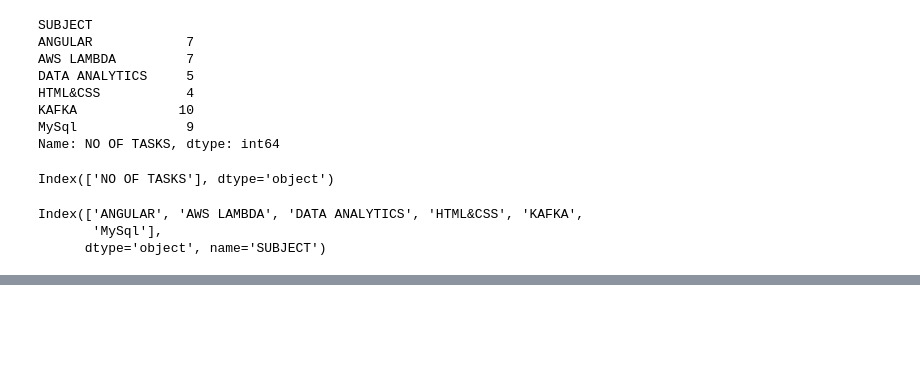
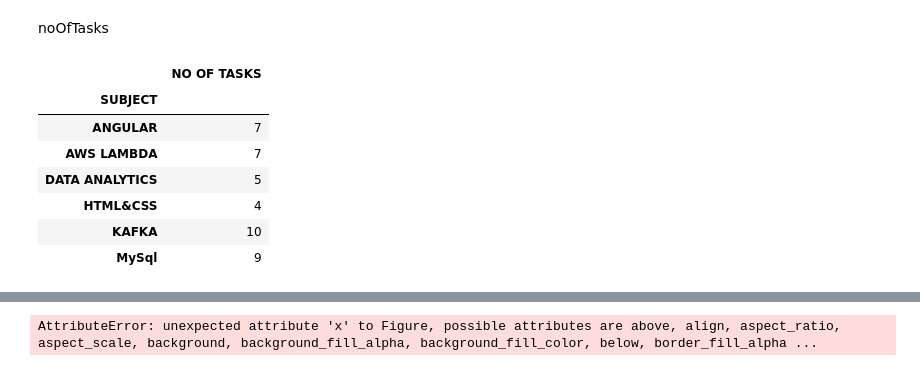
Before and after one commit to DMANTZTec/Tableau-Data-analytics, a Jupyter notebook: Data analytics with python/problems-2/plotting_charts.ipynb, the cells around one changed output, grey strips where cells are left out. Drawn from its saved outputs; the diff is of its cells as text; code cells hidden in the pictures; blank space fills up the shorter version.

```diff
--- a/Data analytics with python/problems-2/plotting_charts.ipynb
+++ b/Data analytics with python/problems-2/plotting_charts.ipynb
@@ -24,28 +26,19 @@ data
 | 39 | Vamshi Bhairoju | VS2021102608 | HTML&CSS | Responsive restaurent website | Navbar Banner section, Why Choose... | HC00008 | 26/10/2021 | 29/10/2021 | 1 |
 | 40 | Vamshi Bhairoju | VS2021103001 | MySql | sql basics and Mysql | Sql Introduction | DB00001 | 30/10/2021 | 2021-03-11 00:00:00 | 1 |
 | 41 | Vamshi Bhairoju | VS2021103102 | MySql | Sql commands | sql create tables,queries,keys | DB00002 | 31/10/2021 | 2021-02-11 00:00:00 | 1 |
-# %%
-g = data.groupby(["SUBJECT"])["NO OF TASKS"].sum()
-g
-# %% [output]
-SUBJECT
-ANGULAR            7
-AWS LAMBDA         7
-DATA ANALYTICS     5
-HTML&CSS           4
-KAFKA             10
-MySql              9
-Name: NO OF TASKS, dtype: int64
-# %%
-g1 =  data.groupby(["SUBJECT"]).sum()
-g1.columns
-# %% [output]
-Index(['NO OF TASKS'], dtype='object')
-# %%
-g1["day"]= g1["NO OF TASKS"]
-g1.index
-# %% [output]
-Index(['ANGULAR', 'AWS LAMBDA', 'DATA ANALYTICS', 'HTML&CSS', 'KAFKA',
-       'MySql'],
-      dtype='object', name='SUBJECT')
+# %% [markdown]
+noOfTasks
+# %%
+v = data.groupby(["SUBJECT"]).sum()
+v
+#data[(data["SUBJECT"]=="PYTHON") & (data["MONTH"] == ("09"))]
+# %% [output]
+|  | NO OF TASKS |
+| SUBJECT |  |
+| ANGULAR | 7 |
+| AWS LAMBDA | 7 |
+| DATA ANALYTICS | 5 |
+| HTML&CSS | 4 |
+| KAFKA | 10 |
+| MySql | 9 |
 # %%
@@ -54,0 +58,4 @@ g1.plot_bokeh.bar(x=g1.index, y="NO OF TASKS")
+# %%
+f =figure(x=v, height= 300, title="noOfTasks",toolbar_location=None, tools="hover", tooltips="$name @v.index: @$name")
+# %% [output]
+AttributeError: unexpected attribute 'x' to Figure, possible attributes are above, align, aspect_ratio, aspect_scale, background, background_fill_alpha, background_fill_color, below, border_fill_alpha ...
```
Also changed, not shown: parts of 5 cells of this notebook, 2 other files.
